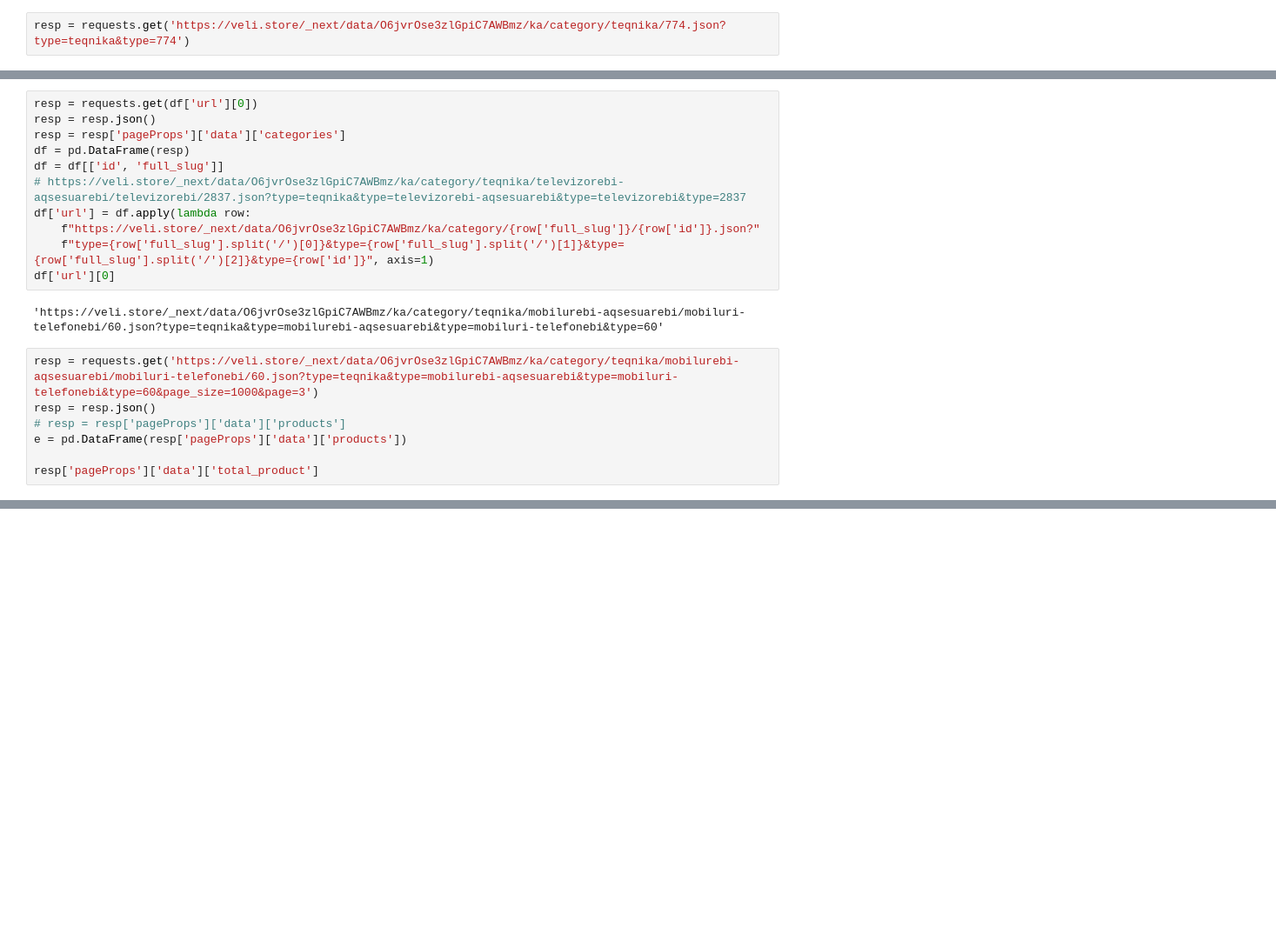
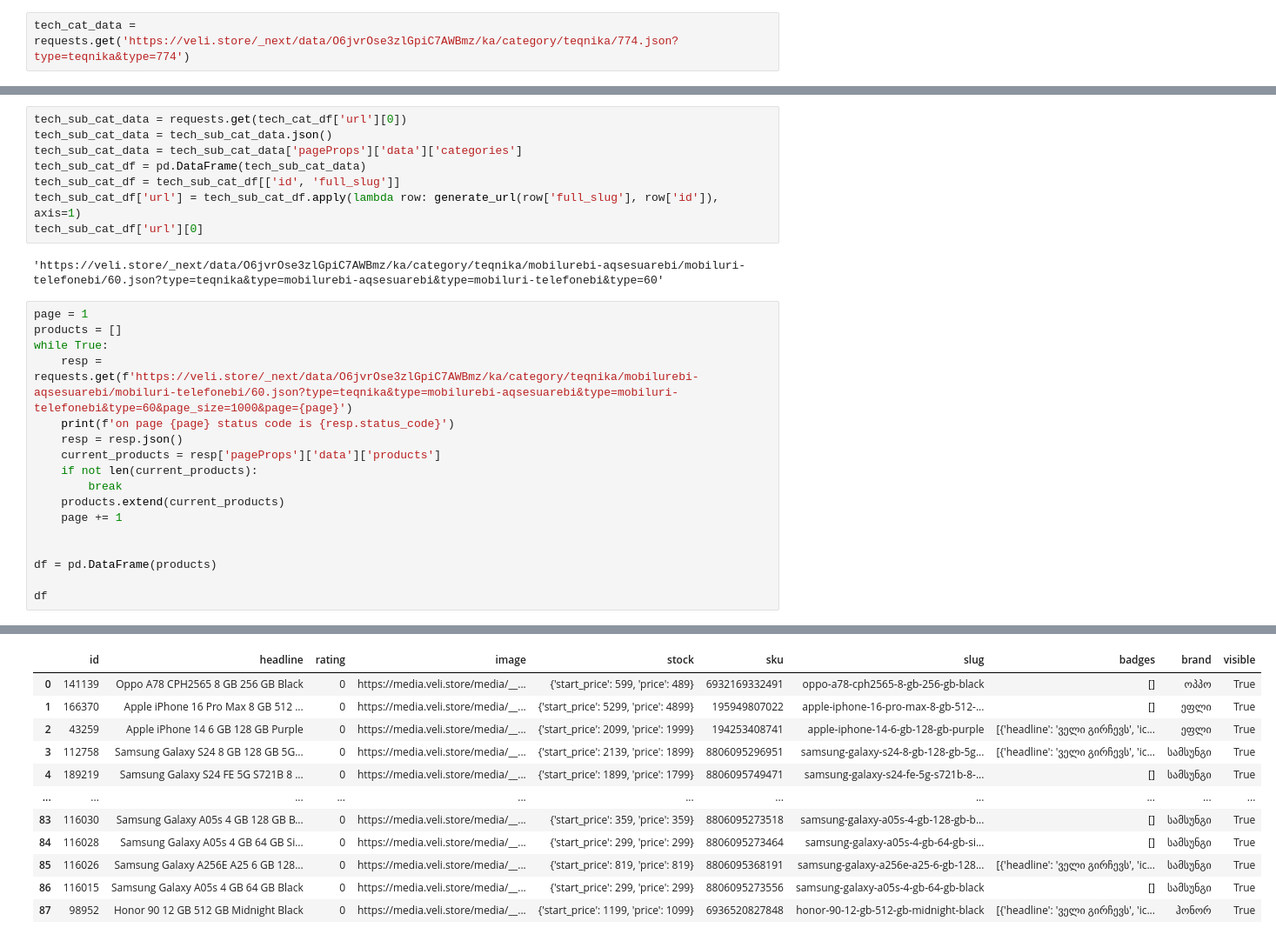
Before and after one commit to lagorg22/save_more, a Jupyter notebook: veli_tech.ipynb, the cells around one changed output, grey strips where cells are left out. Shown at 87% size. Saved outputs shown, nothing was run; the diff lists cells and outputs as text; blank space fills up the shorter version.

Commit message:
wrote functions for generating url, and extracting product data

```diff
--- a/veli_tech.ipynb
+++ b/veli_tech.ipynb
@@ -7,5 +7,5 @@ from datetime import datetime
 import json
 from postgre_cred import database_url
 # %%
-resp = requests.get('https://veli.store/_next/data/O6jvrOse3zlGpiC7AWBmz/ka/category/teqnika/774.json?type=teqnika&type=774')
+tech_cat_data = requests.get('https://veli.store/_next/data/O6jvrOse3zlGpiC7AWBmz/ka/category/teqnika/774.json?type=teqnika&type=774')
 # %%
@@ -59,23 +72,30 @@ df['url'][3]
 # %% [output]
 'https://veli.store/_next/data/O6jvrOse3zlGpiC7AWBmz/ka/category/teqnika/televizorebi-aqsesuarebi/2667.json?type=teqnika&type=televizorebi-aqsesuarebi&type=2667'
 # %%
-resp = requests.get(df['url'][0])
-resp = resp.json()
-resp = resp['pageProps']['data']['categories']
-df = pd.DataFrame(resp)
-df = df[['id', 'full_slug']]
-# https://veli.store/_next/data/O6jvrOse3zlGpiC7AWBmz/ka/category/teqnika/televizorebi-aqsesuarebi/televizorebi/2837.json?type=teqnika&type=televizorebi-aqsesuarebi&type=televizorebi&type=2837
-df['url'] = df.apply(lambda row:
-    f"https://veli.store/_next/data/O6jvrOse3zlGpiC7AWBmz/ka/category/{row['full_slug']}/{row['id']}.json?"
-    f"type={row['full_slug'].split('/')[0]}&type={row['full_slug'].split('/')[1]}&type={row['full_slug'].split('/')[2]}&type={row['id']}", axis=1)
-df['url'][0]
+tech_sub_cat_data = requests.get(tech_cat_df['url'][0])
+tech_sub_cat_data = tech_sub_cat_data.json()
+tech_sub_cat_data = tech_sub_cat_data['pageProps']['data']['categories']
+tech_sub_cat_df = pd.DataFrame(tech_sub_cat_data)
+tech_sub_cat_df = tech_sub_cat_df[['id', 'full_slug']]
+tech_sub_cat_df['url'] = tech_sub_cat_df.apply(lambda row: generate_url(row['full_slug'], row['id']), axis=1)
+tech_sub_cat_df['url'][0]
 # %% [output]
 'https://veli.store/_next/data/O6jvrOse3zlGpiC7AWBmz/ka/category/teqnika/mobilurebi-aqsesuarebi/mobiluri-telefonebi/60.json?type=teqnika&type=mobilurebi-aqsesuarebi&type=mobiluri-telefonebi&type=60'
 # %%
-resp = requests.get('https://veli.store/_next/data/O6jvrOse3zlGpiC7AWBmz/ka/category/teqnika/mobilurebi-aqsesuarebi/mobiluri-telefonebi/60.json?type=teqnika&type=mobilurebi-aqsesuarebi&type=mobiluri-telefonebi&type=60&page_size=1000&page=3')
-resp = resp.json()
-# resp = resp['pageProps']['data']['products']
-e = pd.DataFrame(resp['pageProps']['data']['products'])
+page = 1
+products = []
+while True:
+    resp = requests.get(f'https://veli.store/_next/data/O6jvrOse3zlGpiC7AWBmz/ka/category/teqnika/mobilurebi-aqsesuarebi/mobiluri-telefonebi/60.json?type=teqnika&type=mobilurebi-aqsesuarebi&type=mobiluri-telefonebi&type=60&page_size=1000&page={page}')
+    print(f'on page {page} status code is {resp.status_code}')
+    resp = resp.json()
+    current_products = resp['pageProps']['data']['products']
+    if not len(current_products):
+        break
+    products.extend(current_products)
+    page += 1
 
-resp['pageProps']['data']['total_product']
+
+df = pd.DataFrame(products)
+
+df
 # %% [output]
@@ -82,0 +106,12 @@ resp['pageProps']['data']['total_product']
+|  | id | headline | rating | image | stock | sku | slug | badges | brand | visible |
+| 0 | 141139 | Oppo A78 CPH2565 8 GB 256 GB Black | 0 | https://media.veli.store/media/__... | {'start_price': 599, 'price': 489} | 6932169332491 | oppo-a78-cph2565-8-gb-256-gb-black | [] | ოპპო | True |
+| 1 | 166370 | Apple iPhone 16 Pro Max 8 GB 512 ... | 0 | https://media.veli.store/media/__... | {'start_price': 5299, 'price': 4899} | 195949807022 | apple-iphone-16-pro-max-8-gb-512-... | [] | ეფლი | True |
+| 2 | 43259 | Apple iPhone 14 6 GB 128 GB Purple | 0 | https://media.veli.store/media/__... | {'start_price': 2099, 'price': 1999} | 194253408741 | apple-iphone-14-6-gb-128-gb-purple | [{'headline': 'ველი გირჩევს', 'ic... | ეფლი | True |
+| 3 | 112758 | Samsung Galaxy S24 8 GB 128 GB 5G... | 0 | https://media.veli.store/media/__... | {'start_price': 2139, 'price': 1899} | 8806095296951 | samsung-galaxy-s24-8-gb-128-gb-5g... | [{'headline': 'ველი გირჩევს', 'ic... | სამსუნგი | True |
+| 4 | 189219 | Samsung Galaxy S24 FE 5G S721B 8 ... | 0 | https://media.veli.store/media/__... | {'start_price': 1899, 'price': 1799} | 8806095749471 | samsung-galaxy-s24-fe-5g-s721b-8-... | [] | სამსუნგი | True |
+| ... | ... | ... | ... | ... | ... | ... | ... | ... | ... | ... |
+| 83 | 116030 | Samsung Galaxy A05s 4 GB 128 GB B... | 0 | https://media.veli.store/media/__... | {'start_price': 359, 'price': 359} | 8806095273518 | samsung-galaxy-a05s-4-gb-128-gb-b... | [] | სამსუნგი | True |
+| 84 | 116028 | Samsung Galaxy A05s 4 GB 64 GB Si... | 0 | https://media.veli.store/media/__... | {'start_price': 299, 'price': 299} | 8806095273464 | samsung-galaxy-a05s-4-gb-64-gb-si... | [] | სამსუნგი | True |
+| 85 | 116026 | Samsung Galaxy A256E A25 6 GB 128... | 0 | https://media.veli.store/media/__... | {'start_price': 819, 'price': 819} | 8806095368191 | samsung-galaxy-a256e-a25-6-gb-128... | [{'headline': 'ველი გირჩევს', 'ic... | სამსუნგი | True |
+| 86 | 116015 | Samsung Galaxy A05s 4 GB 64 GB Black | 0 | https://media.veli.store/media/__... | {'start_price': 299, 'price': 299} | 8806095273556 | samsung-galaxy-a05s-4-gb-64-gb-black | [] | სამსუნგი | True |
+| 87 | 98952 | Honor 90 12 GB 512 GB Midnight Black | 0 | https://media.veli.store/media/__... | {'start_price': 1199, 'price': 1099} | 6936520827848 | honor-90-12-gb-512-gb-midnight-black | [{'headline': 'ველი გირჩევს', 'ic... | ჰონორ | True |
```
Also changed, not shown: parts of 7 cells of this notebook.
